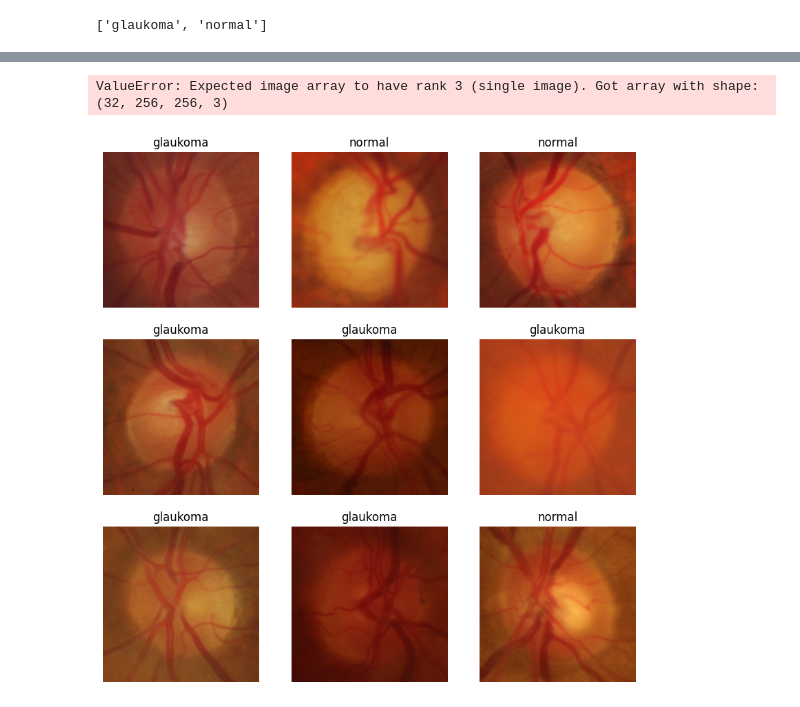
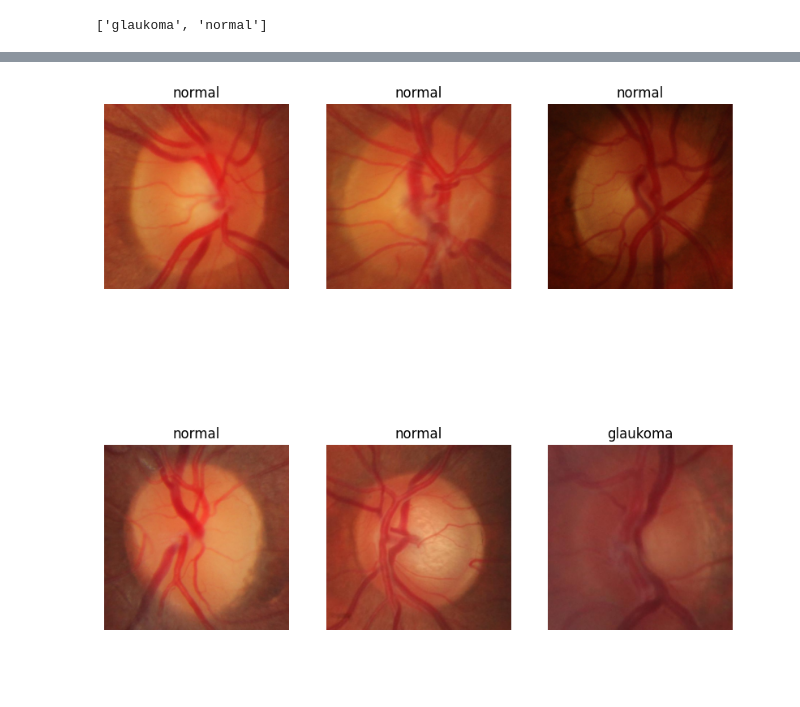
Before and after one commit to Bugi-Sulistiyo/Comparing-EfficientNet-and-MobileNet-on-Glaucoma-Detection, a Jupyter notebook: main/scripts/preprocessing/augmentation.ipynb, the cells around one changed output, grey strips where cells are left out. Drawn from its saved outputs; the diff is of its cells as text; code cells hidden in the pictures; blank space fills up the shorter version.

```diff
--- a/main/scripts/preprocessing/augmentation.ipynb
+++ b/main/scripts/preprocessing/augmentation.ipynb
@@ -62,8 +152,9 @@ plt.imshow(tf.image.random_flip_left_right(images)[0].numpy().astype("uint8"))
-# %%
-tf.keras.utils.save_img(path='test.png', x=images[0], data_format='channels_last', file_format='png', scale=False)
-# %% [output]
-ValueError: Expected image array to have rank 3 (single image). Got array with shape: (32, 256, 256, 3)
-# %%
-visualize(test_)
-# %% [output]
-[figure, removed]
+# %%
+augment_image.visualize_image(batch_dataset=rimone_image_label,
+                            figure_column=3,
+                            figure_row=2,
+                            figure_size_height=10,
+                            figure_size_width=10,
+                            label_names=rimone_image_label.class_names)
+# %% [output]
+[figure, added]
```
Also changed, not shown: parts of 25 cells of this notebook, 1 other file.
